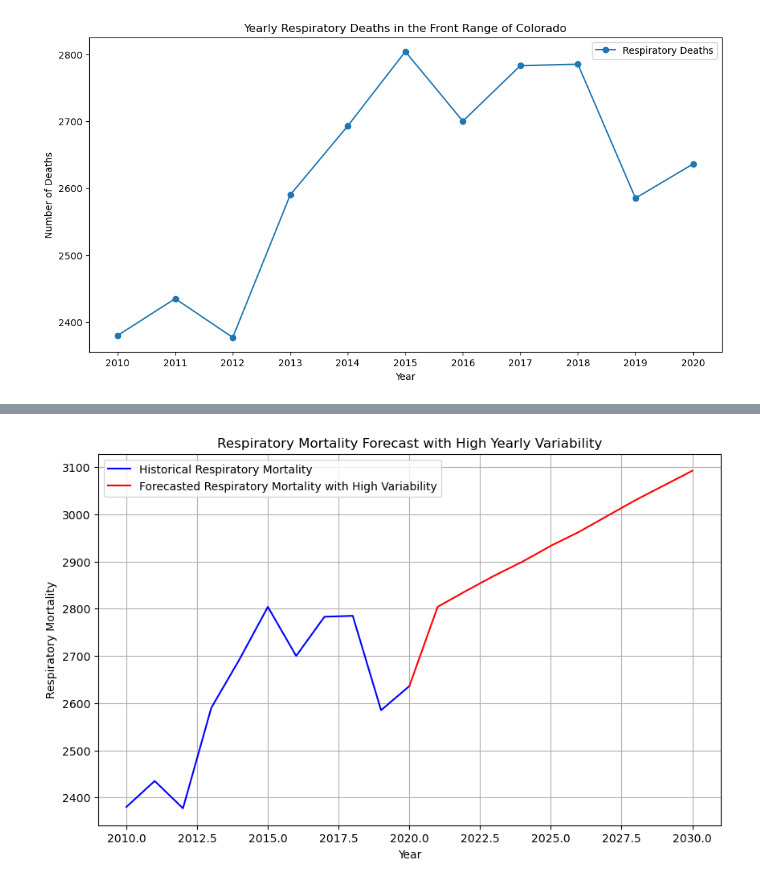
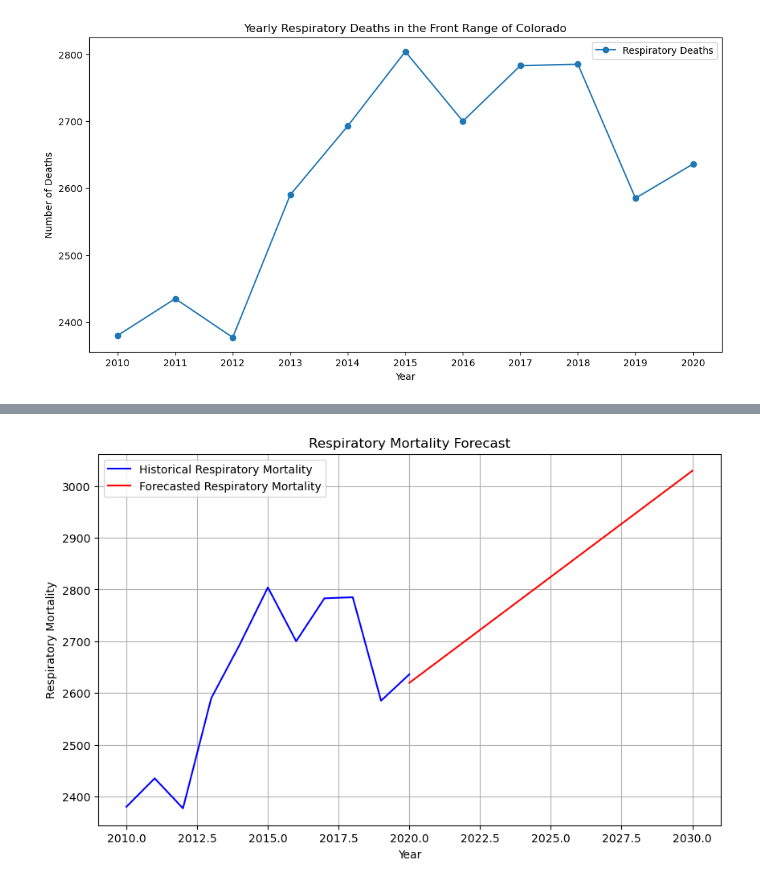
Before and after one commit to mohammap22/data-512-project, a Jupyter notebook: mortality_estimation.ipynb, the cells around one changed output, grey strips where cells are left out. Drawn from its saved outputs; the diff is of its cells as text; code cells hidden in the pictures.

```diff
--- a/mortality_estimation.ipynb
+++ b/mortality_estimation.ipynb
@@ -121,18 +132,19 @@ plt.show()
 # %%
 from statsmodels.tsa.arima.model import ARIMA
 from sklearn.metrics import mean_squared_error
+import warnings
+warnings.filterwarnings('ignore') # ignore warning
 
-# Prepare the data
+# prep the data
 data = {year: details['estimated'] for year, details in yearly_aqi.items()}
 ts = pd.Series(data).sort_index()
 
-# Split into training and test sets
-train = ts.loc[:2019]
-test = ts.loc[2020:]
+train = ts.loc[:'2019']
+test = ts.loc['2020':]
 
-# ARIMA Model
-# The order (p,d,q) needs to be adjusted based on your specific data
-model = ARIMA(train, order=(5,1,0)) # Example order, adjust based on your data
+# ARIMA Model 5,1,1
+
+model = ARIMA(train, order=(5,1,1))
 model_fit = model.fit()
 
 # Forecast
@@ -157,50 +173,46 @@ Year: 2030, Forecasted Smoke Severity: 0.04120625908923216
 # %%
-import matplotlib.pyplot as plt
-from statsmodels.tsa.arima.model import ARIMA
 from sklearn.linear_model import LinearRegression
-#mortality_df
-#predicted_mortality[0] = 2636
 
-# Prepare time series data for ARIMA
-ts = pd.Series({year: details['estimated'] for year, details in yearly_aqi.items()}).sort_index()
+# time series data for ARIMA
+ts = pd.Series({int(year): details['estimated'] for year, details in yearly_aqi.items()}).sort_index()
 
 # Fit ARIMA model
-model = ARIMA(ts, order=(1,5,6))
-model_fit = model.fit()
+model_arima = ARIMA(ts.loc[2010:], order=(5,1,1))
+model_fit_arima = model_arima.fit()
+forecast_years = np.arange(2021, 2031)
+forecast_aqi = model_fit_arima.forecast(steps=len(forecast_years))
 
-# Forecast future values
-last_known_year = ts.index[-2]
-forecast_years = np.arange(last_known_year + 1, 2031)
-forecast = model_fit.forecast(steps=len(forecast_years))
+# Combine smoke estimate with forecasted data
+historical_aqi_df = pd.DataFrame({'Year': ts.loc[2010:].index, 'Estimated_AQI': ts.loc[2010:]})
+forecast_aqi_df = pd.DataFrame({'Year': forecast_years, 'Estimated_AQI': forecast_aqi})
+combined_aqi_df = pd.concat([historical_aqi_df, forecast_aqi_df])
 
-# Adding large scale yearly randomness
-#large_scale_randomness = np.random.normal(0, scale=1, size=len(forecast))  # Increase scale for more variability
-#forecast_with_large_randomness = forecast + large_scale_randomness
-
-# Prepare mortality DataFrame
+# prep mortality df
 mortality_df = pd.DataFrame(df_filtered, columns=['Year', 'All_Causes', 'CVD', 'Respiratory', 'Despair', 'COVID-19'])
 mortality_df['Year'] = mortality_df['Year'].astype(int)
 
-# Plotting
+# merge mortality data with combined smoke data
+combined_df = pd.merge(mortality_df, combined_aqi_df, on='Year', how='outer')
+
+train_df = combined_df.dropna(subset=['Respiratory'])
+predict_df = combined_df
+
+# fit Linear Regression model using training data
+model_lr = LinearRegression()
+model_lr.fit(train_df[['Year', 'Estimated_AQI']], train_df['Respiratory'])
+
+# predict respiratory mortality
+predicted_mortality = model_lr.predict(predict_df[['Year', 'Estimated_AQI']])
+
+# plot
 plt.figure(figsize=(10, 6))
-
-# Plot original mortality data
 plt.plot(mortality_df['Year'], mortality_df['Respiratory'], label='Historical Respiratory Mortality', color='blue')
-
-# Predict future mortalities using the forecasted AQI values with large randomness
-model = LinearRegression()
-model.fit(mortality_df[['Year']], mortality_df['Respiratory'])
-future_years = pd.DataFrame({'Year': forecast_years})
-predicted_mortality = model.predict(future_years) + large_scale_randomness  # Adding large scale randomness
-predicted_mortality[0] = 2636
-# Plot forecasted mortality data with large scale randomness
-plt.plot(forecast_years, predicted_mortality, label='Forecasted Respiratory Mortality with High Variability', color='red')
-
-plt.title('Respiratory Mortality Forecast with High Yearly Variability')
+plt.plot(predict_df['Year'][10:], predicted_mortality[10:], label='Forecasted Respiratory Mortality', color='red')
+plt.title('Respiratory Mortality Forecast')
 plt.xlabel('Year')
 plt.ylabel('Respiratory Mortality')
 plt.legend()
 plt.grid(True)
 plt.show()
 # %% [output]
-[figure, old version]
+[figure, new version]
```
Also changed, not shown: parts of 13 cells of this notebook, 1 other file.
